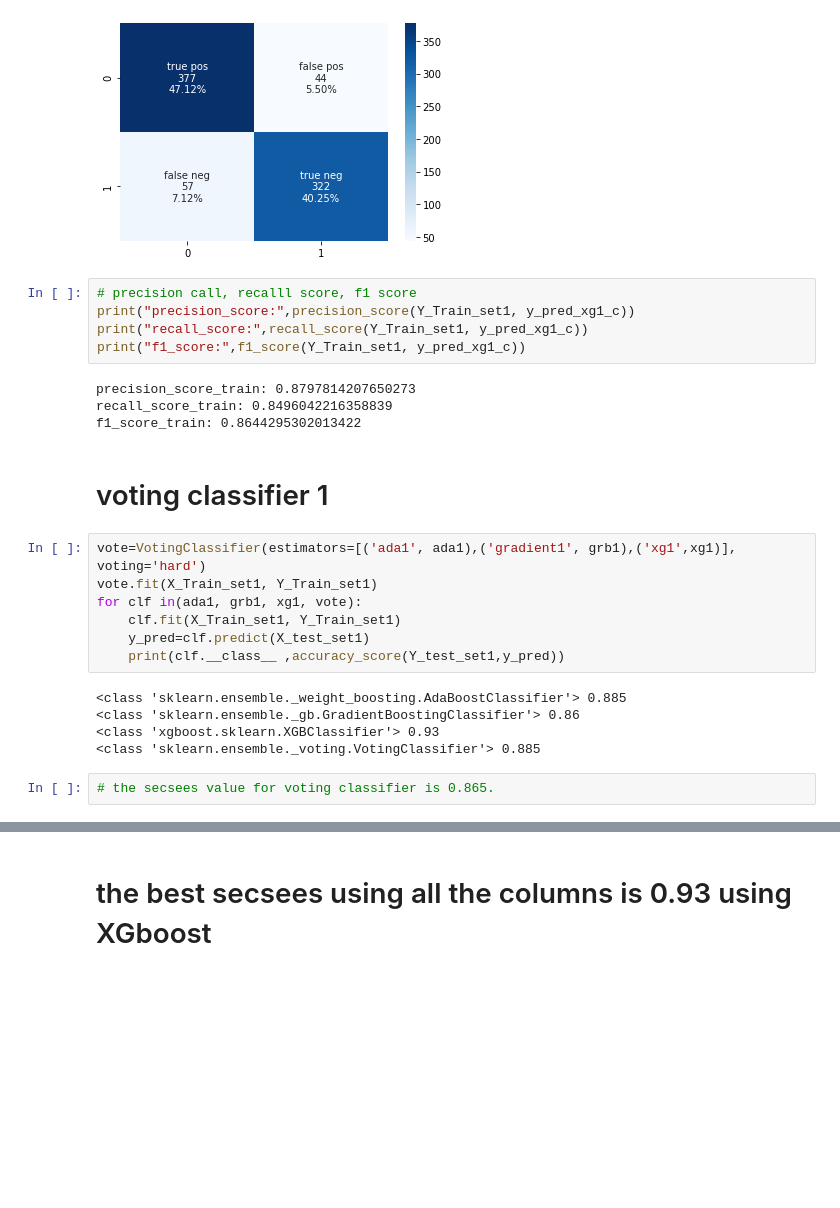
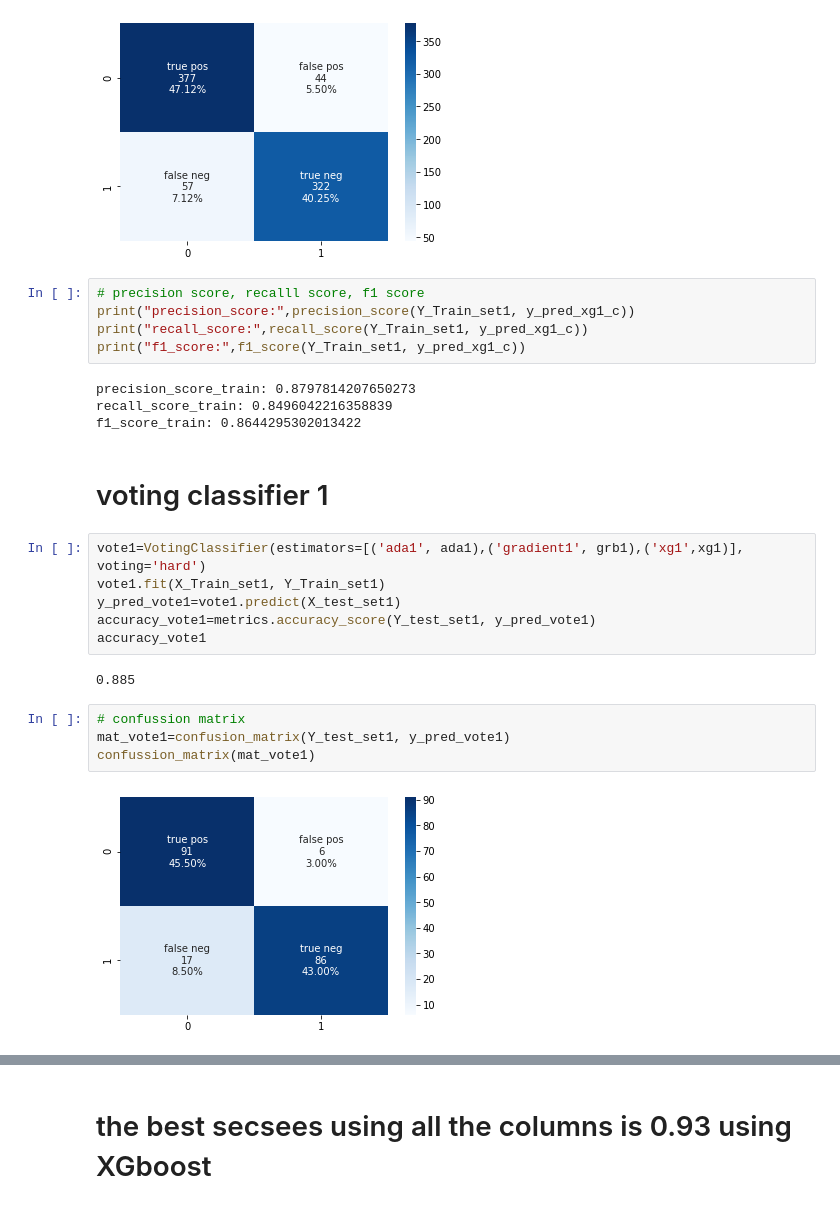
Before and after one commit to Yehudit-Brickner/data_science_end_of_year1_project, a Jupyter notebook: data science part 1 end of year.ipynb, the cells around one changed output, grey strips where cells are left out. Cells and saved outputs as stored; diff of their text form; blank space fills up the shorter version.

Commit message:
corrected the voting classifier and add more explinations

```diff
--- a/data science part 1 end of year.ipynb
+++ b/data science part 1 end of year.ipynb
@@ -545,7 +561,7 @@ confussion_matrix(cofussion_xg1)
 # %% [output]
 [figure]
 # %%
-# precision call, recalll score, f1 score
+# precision score, recalll score, f1 score
 print("precision_score:",precision_score(Y_Train_set1, y_pred_xg1_c))
 print("recall_score:",recall_score(Y_Train_set1, y_pred_xg1_c))
 print("f1_score:",f1_score(Y_Train_set1, y_pred_xg1_c))
@@ -556,16 +572,16 @@ f1_score_train: 0.8644295302013422
 # %% [markdown]
 # voting classifier 1
 # %%
-vote=VotingClassifier(estimators=[('ada1', ada1),('gradient1', grb1),('xg1',xg1)], voting='hard')
-vote.fit(X_Train_set1, Y_Train_set1)
-for clf in(ada1, grb1, xg1, vote):
-    clf.fit(X_Train_set1, Y_Train_set1)
-    y_pred=clf.predict(X_test_set1)
-    print(clf.__class__ ,accuracy_score(Y_test_set1,y_pred))
+vote1=VotingClassifier(estimators=[('ada1', ada1),('gradient1', grb1),('xg1',xg1)], voting='hard')
+vote1.fit(X_Train_set1, Y_Train_set1)
+y_pred_vote1=vote1.predict(X_test_set1)
+accuracy_vote1=metrics.accuracy_score(Y_test_set1, y_pred_vote1)
+accuracy_vote1
 # %% [output]
-<class 'sklearn.ensemble._weight_boosting.AdaBoostClassifier'> 0.885
-<class 'sklearn.ensemble._gb.GradientBoostingClassifier'> 0.86
-<class 'xgboost.sklearn.XGBClassifier'> 0.93
-<class 'sklearn.ensemble._voting.VotingClassifier'> 0.885
+0.885
-# %%
-# the secsees value for voting classifier is 0.865.
+# %%
+# confussion matrix
+mat_vote1=confusion_matrix(Y_test_set1, y_pred_vote1)
+confussion_matrix(mat_vote1)
+# %% [output]
+[figure, added]
```
Also changed, not shown: parts of 65 cells of this notebook.
